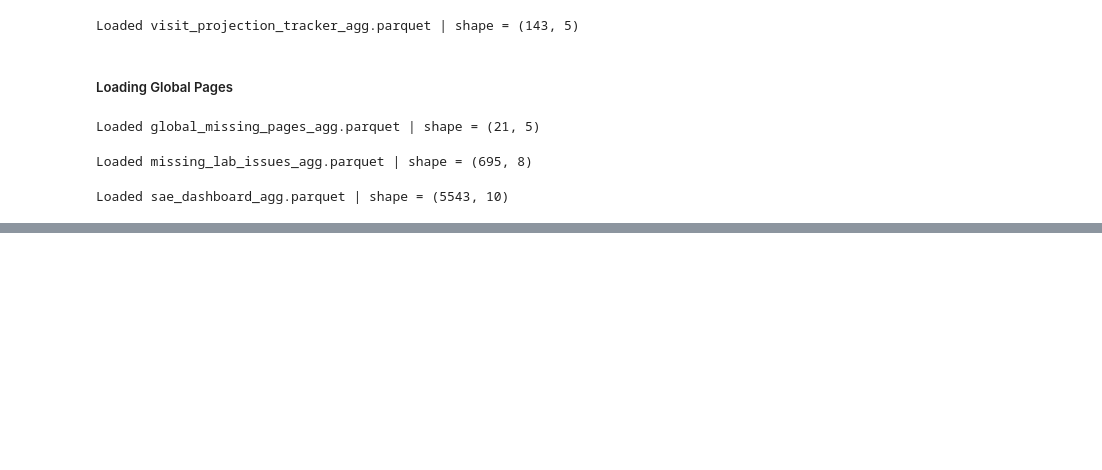
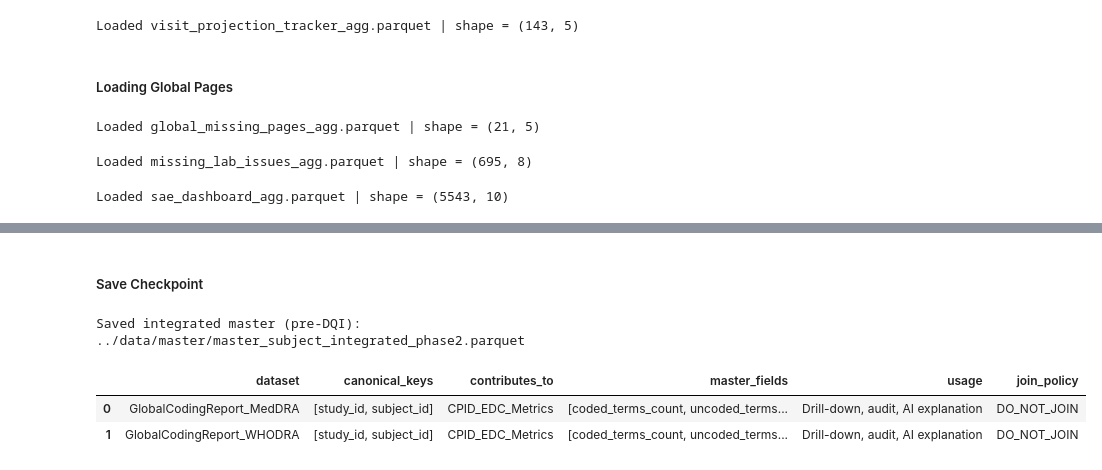
Before and after one commit to Saber0722/Operational-Dataflow, a Jupyter notebook: notebooks/Master_Subject_Table.ipynb, the cells around one changed output, grey strips where cells are left out. Cells and saved outputs as stored; diff of their text form; code cells hidden in the pictures; blank space fills up the shorter version.

```diff
--- a/notebooks/Master_Subject_Table.ipynb
+++ b/notebooks/Master_Subject_Table.ipynb
@@ -520,0 +603,44 @@ assert (master_df["open_sae_count"] >= 0).all()
+# %% [markdown]
+##### Save Checkpoint
+# %%
+INTEGRATED_MASTER_PATH = MASTER_DIR / "master_subject_integrated_phase2.parquet"
+
+master_df.to_parquet(INTEGRATED_MASTER_PATH, index=False)
+
+print(f"Saved integrated master (pre-DQI): {INTEGRATED_MASTER_PATH}")
+# %% [output]
+Saved integrated master (pre-DQI): ../data/master/master_subject_integrated_phase2.parquet
+# %%
+BUCKET_C_METADATA = [
+    {
+        "dataset": "GlobalCodingReport_MedDRA",
+        "canonical_keys": ["study_id", "subject_id"],
+        "contributes_to": "CPID_EDC_Metrics",
+        "master_fields": [
+            "coded_terms_count",
+            "uncoded_terms_count",
+            "coding_required_flag",
+        ],
+        "usage": "Drill-down, audit, AI explanation",
+        "join_policy": "DO_NOT_JOIN",
+    },
+    {
+        "dataset": "GlobalCodingReport_WHODRA",
+        "canonical_keys": ["study_id", "subject_id"],
+        "contributes_to": "CPID_EDC_Metrics",
+        "master_fields": [
+            "coded_terms_count",
+            "uncoded_terms_count",
+            "coding_required_flag",
+        ],
+        "usage": "Drill-down, audit, AI explanation",
+        "join_policy": "DO_NOT_JOIN",
+    },
+]
+
+bucket_c_meta_df = pd.DataFrame(BUCKET_C_METADATA)
+bucket_c_meta_df
+# %% [output]
+|  | dataset | canonical_keys | contributes_to | master_fields | usage | join_policy |
+| 0 | GlobalCodingReport_MedDRA | [study_id, subject_id] | CPID_EDC_Metrics | [coded_terms_count, uncoded_terms... | Drill-down, audit, AI explanation | DO_NOT_JOIN |
+| 1 | GlobalCodingReport_WHODRA | [study_id, subject_id] | CPID_EDC_Metrics | [coded_terms_count, uncoded_terms... | Drill-down, audit, AI explanation | DO_NOT_JOIN |
```
Also changed, not shown: parts of 36 cells of this notebook, 8 other files.
